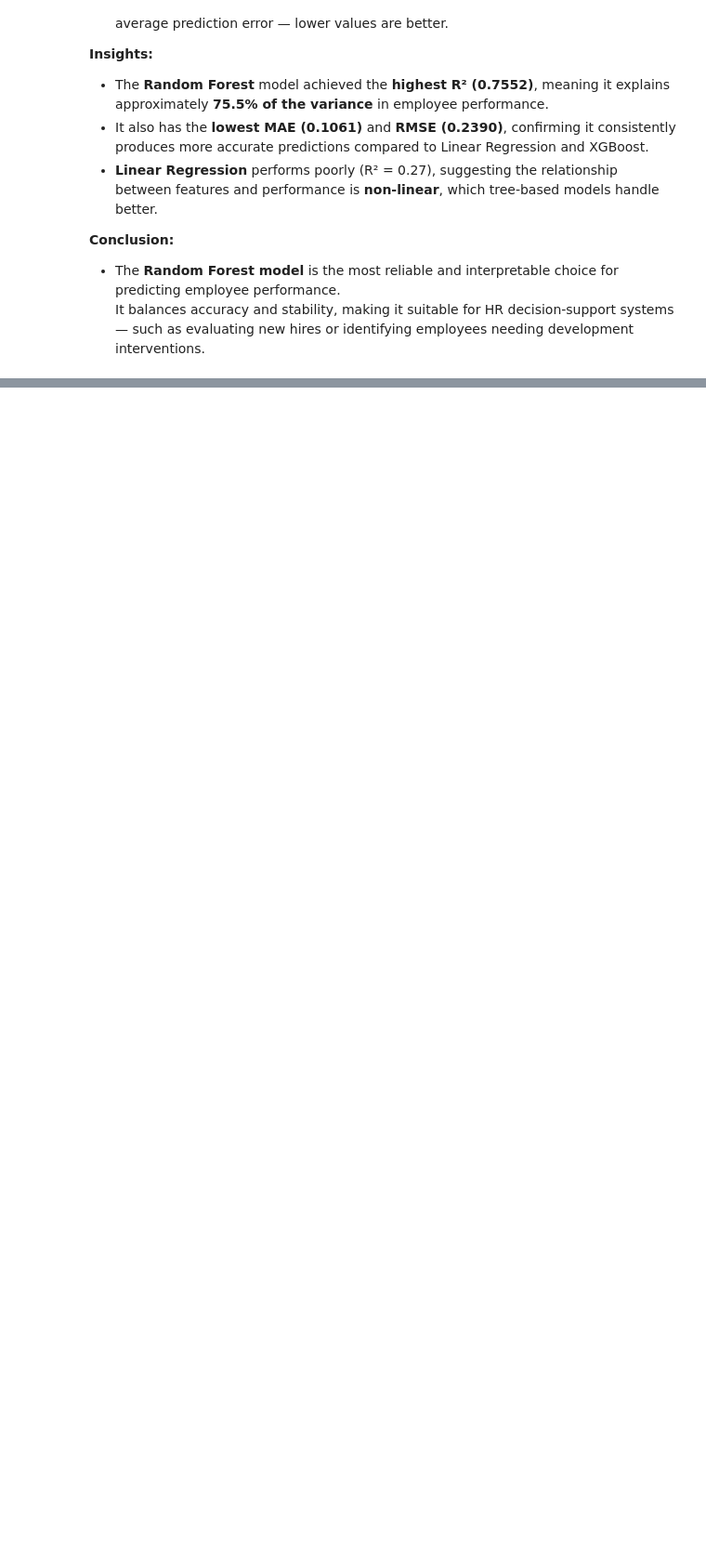
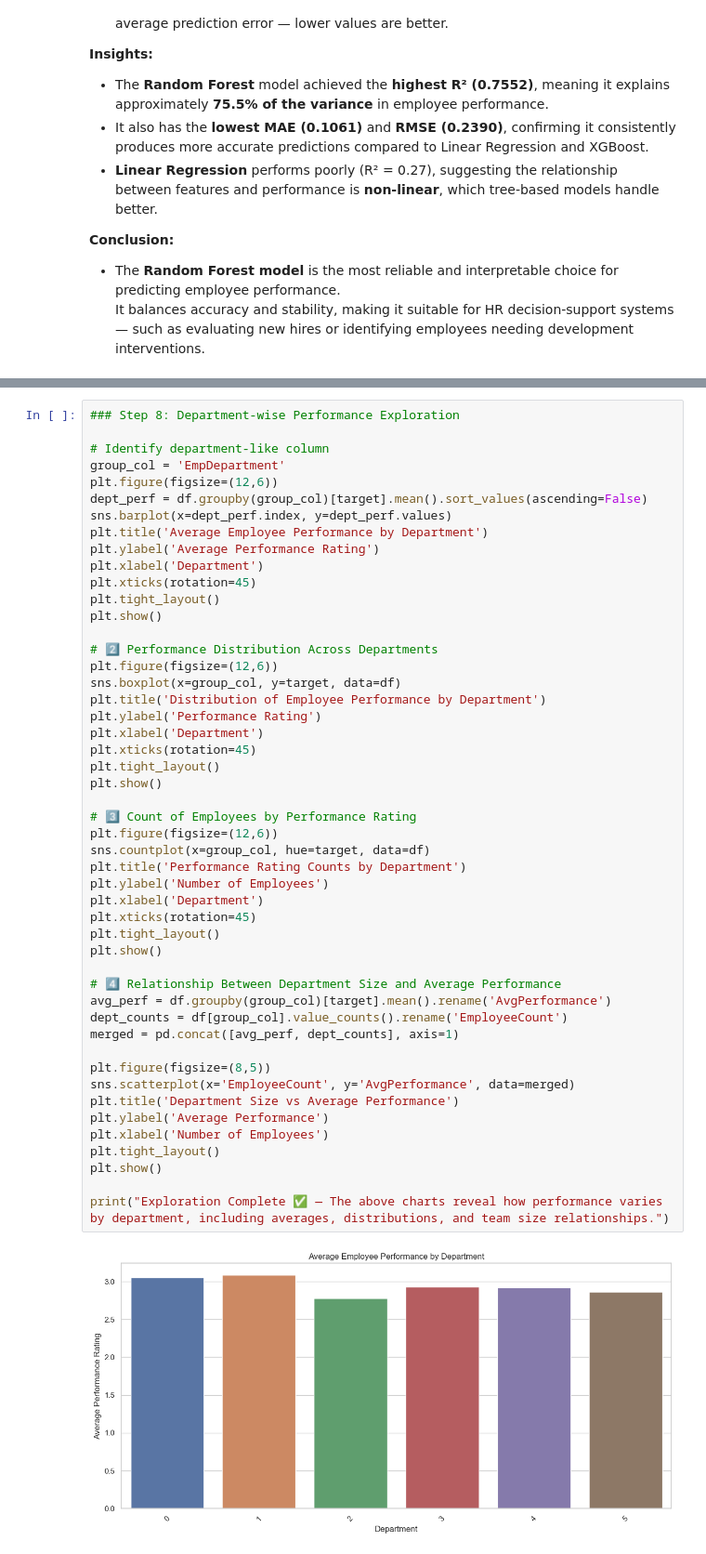
Before and after one commit to nderitumwangi/iabac, a Jupyter notebook: employment.ipynb, the cells around one changed output, grey strips where cells are left out. Shown at 93% size. Saved outputs shown, nothing was run; the diff lists cells and outputs as text; blank space fills up the shorter version.

```diff
--- a/employment.ipynb
+++ b/employment.ipynb
@@ -608,0 +696,51 @@ display(Markdown(f"""
+# %%
+### Step 8: Department-wise Performance Exploration
+
+# Identify department-like column
+group_col = 'EmpDepartment'
+plt.figure(figsize=(12,6))
+dept_perf = df.groupby(group_col)[target].mean().sort_values(ascending=False)
+sns.barplot(x=dept_perf.index, y=dept_perf.values)
+plt.title('Average Employee Performance by Department')
+plt.ylabel('Average Performance Rating')
+plt.xlabel('Department')
+plt.xticks(rotation=45)
+plt.tight_layout()
+plt.show()
+
+# 2️⃣ Performance Distribution Across Departments
+plt.figure(figsize=(12,6))
+sns.boxplot(x=group_col, y=target, data=df)
+plt.title('Distribution of Employee Performance by Department')
+plt.ylabel('Performance Rating')
+plt.xlabel('Department')
+plt.xticks(rotation=45)
+plt.tight_layout()
+plt.show()
+
+# 3️⃣ Count of Employees by Performance Rating
+plt.figure(figsize=(12,6))
+sns.countplot(x=group_col, hue=target, data=df)
+plt.title('Performance Rating Counts by Department')
+plt.ylabel('Number of Employees')
+plt.xlabel('Department')
+plt.xticks(rotation=45)
+plt.tight_layout()
+plt.show()
+
+# 4️⃣ Relationship Between Department Size and Average Performance
+avg_perf = df.groupby(group_col)[target].mean().rename('AvgPerformance')
+dept_counts = df[group_col].value_counts().rename('EmployeeCount')
+merged = pd.concat([avg_perf, dept_counts], axis=1)
+
+plt.figure(figsize=(8,5))
+sns.scatterplot(x='EmployeeCount', y='AvgPerformance', data=merged)
+plt.title('Department Size vs Average Performance')
+plt.ylabel('Average Performance')
+plt.xlabel('Number of Employees')
+plt.tight_layout()
+plt.show()
+
+print("Exploration Complete ✅ — The above charts reveal how performance varies by department, including averages, distributions, and team size relationships.")
+# %% [output]
+[figure, added]
```
Also changed, not shown: parts of 14 cells of this notebook, 3 other files.
